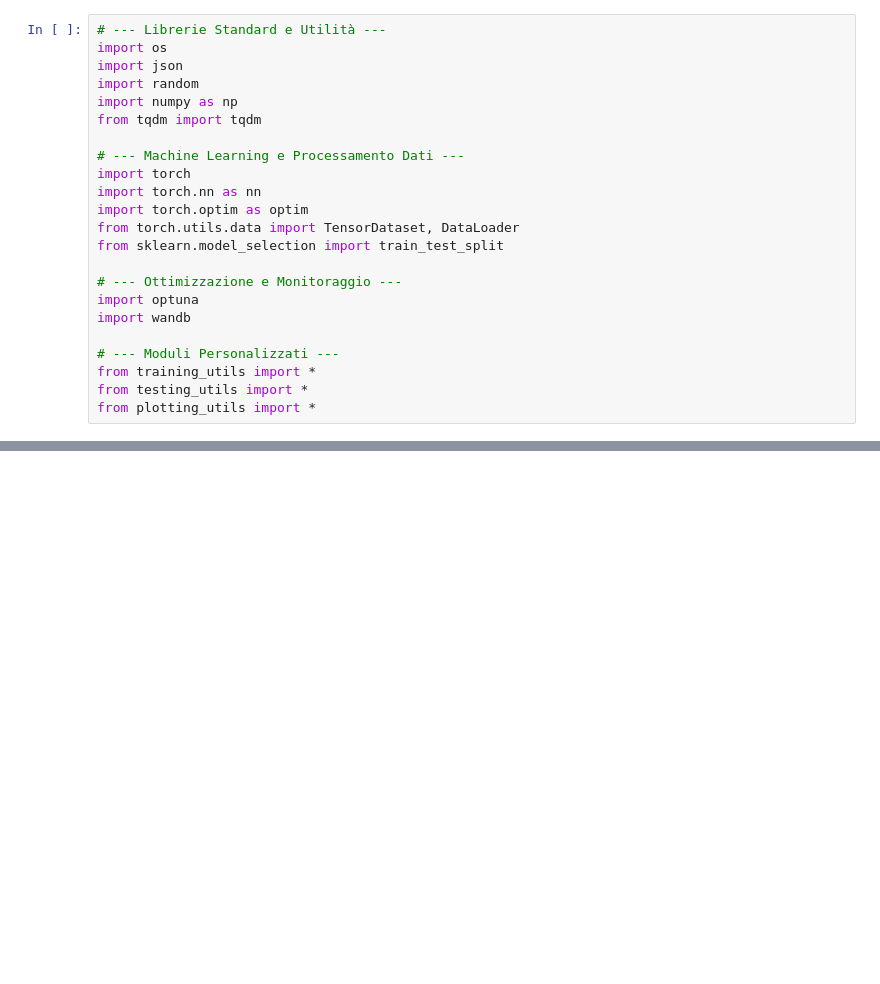
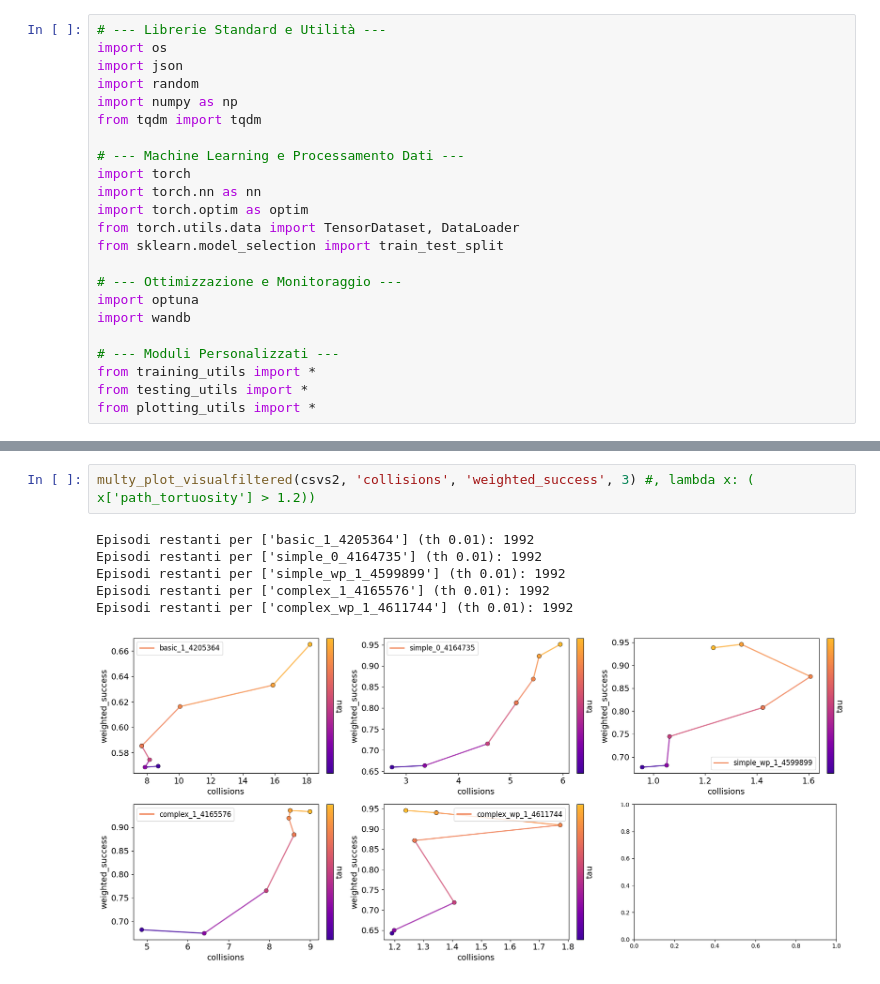
Before and after one commit to GiacomoAru/UASRL, a Jupyter notebook: data_analysis.ipynb, the cells around one changed output, grey strips where cells are left out. Drawn from its saved outputs; the diff is of its cells as text; blank space fills up the shorter version.

```diff
--- a/data_analysis.ipynb
+++ b/data_analysis.ipynb
@@ -46,0 +254,9 @@ plot_confronto_metriche(data['data'], 'path_tortuosity', 'path_tortuosity' )
+# %%
+multy_plot_visualfiltered(csvs2, 'collisions', 'weighted_success', 3) #, lambda x: ( x['path_tortuosity'] > 1.2))
+# %% [output]
+Episodi restanti per ['basic_1_4205364'] (th 0.01): 1992
+Episodi restanti per ['simple_0_4164735'] (th 0.01): 1992
+Episodi restanti per ['simple_wp_1_4599899'] (th 0.01): 1992
+Episodi restanti per ['complex_1_4165576'] (th 0.01): 1992
+Episodi restanti per ['complex_wp_1_4611744'] (th 0.01): 1992
+[figure, added]
```
Also changed, not shown: parts of 11 cells of this notebook, 38 other files.
